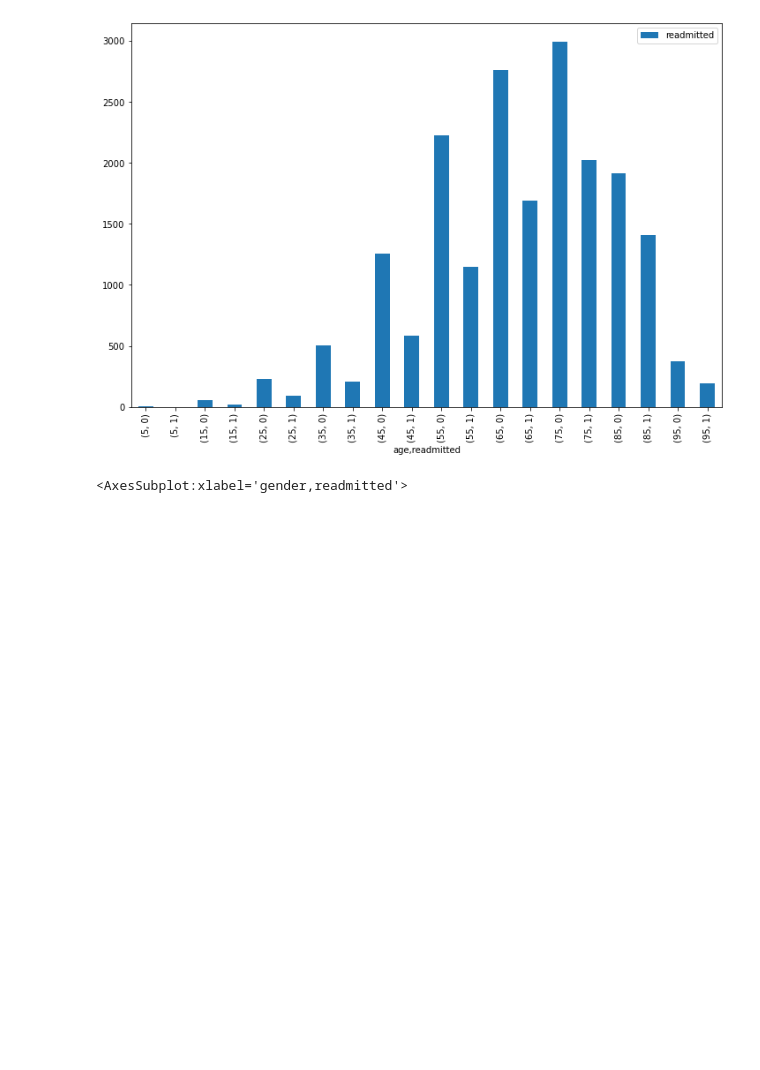
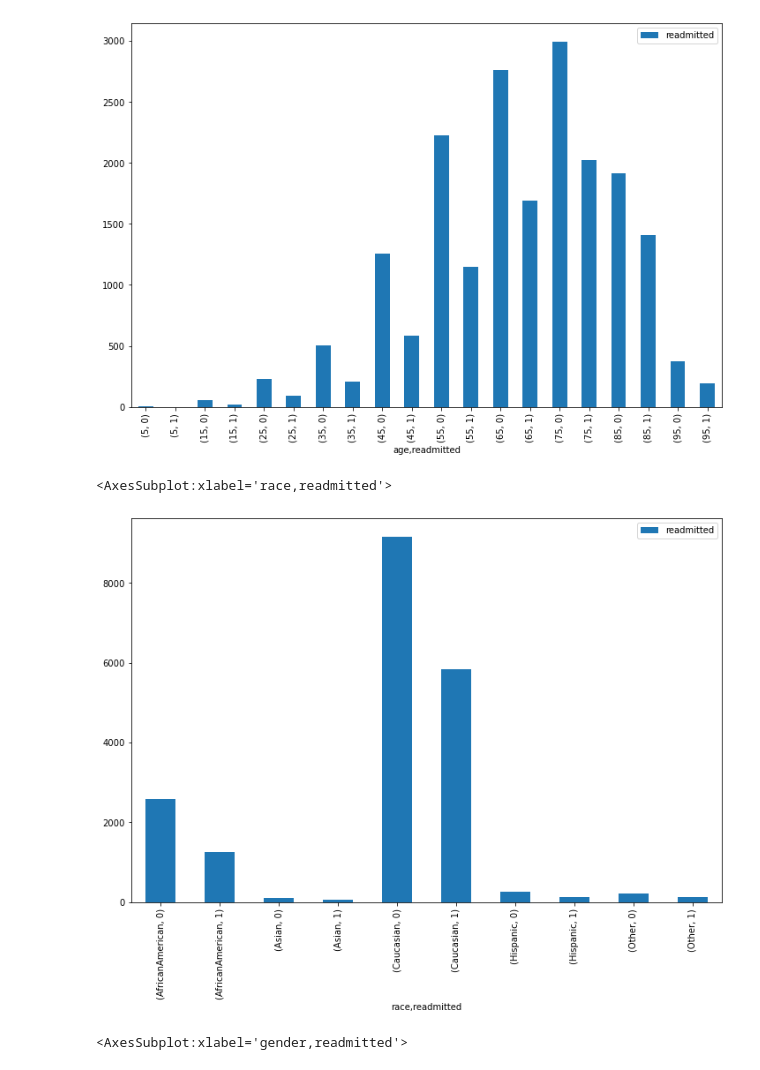
Before and after one commit to sufyaans/bigdata_cw2, a Jupyter notebook: 193_solution.ipynb, the cells around one changed output. Drawn from its saved outputs; the diff is of its cells as text; code cells hidden in the pictures; blank space fills up the shorter version.

Commit message:
Impact of race on readmissions

```diff
--- a/193_solution.ipynb
+++ b/193_solution.ipynb
@@ -316,5 +316,12 @@ df_11.plot.bar(figsize=(12, 8))
 # %% [output]
 <AxesSubplot:xlabel='age,readmitted'>
 [figure]
+# %%
+#Impact of race on readmissions
+df_12 = pd.DataFrame(df_10.groupby("race")["readmitted"].value_counts())
+df_12.plot.bar(figsize=(12, 8))
+# %% [output]
+<AxesSubplot:xlabel='race,readmitted'>
+[figure, added]
 # %%
 #Gender impact on readmissions
```
Also changed, not shown: parts of 2 cells of this notebook, 1 other file.
